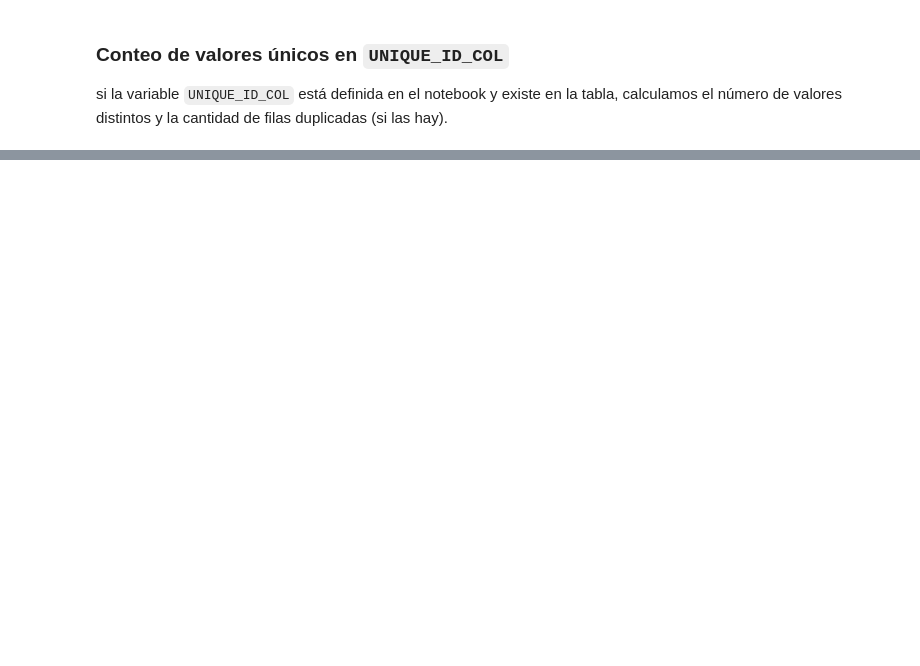
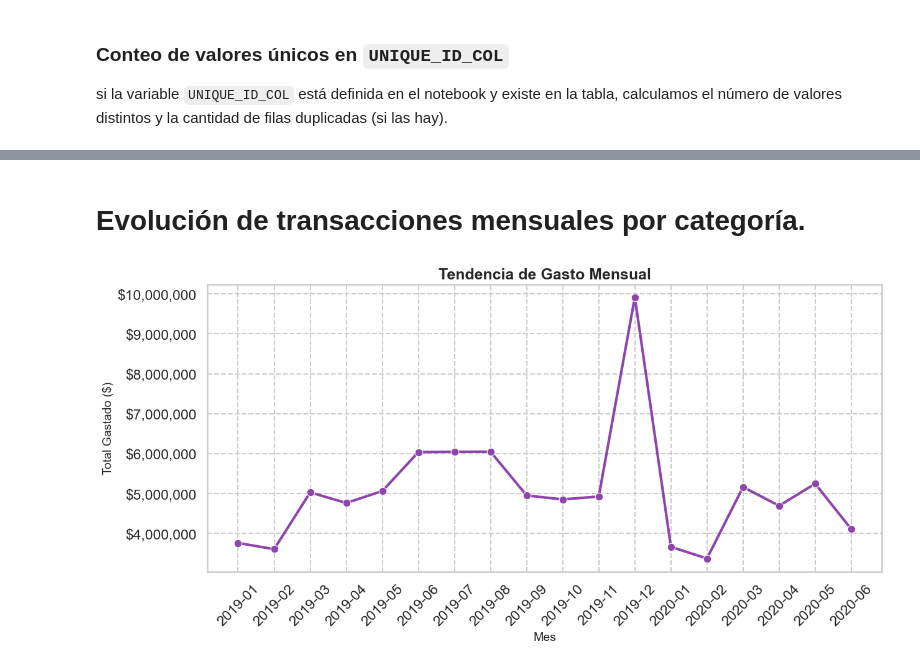
Before and after one commit to eulicerzapata/Proyecto_Integrador5, a Jupyter notebook: notebooks/proyecto_integrador.ipynb, the cells around one changed output, grey strips where cells are left out. Cells and saved outputs as stored; diff of their text form; code cells hidden in the pictures; blank space fills up the shorter version.

```diff
--- a/notebooks/proyecto_integrador.ipynb
+++ b/notebooks/proyecto_integrador.ipynb
@@ -249,0 +432,21 @@ Valores distintos en "trans_num": 1296675
+# %% [markdown]
+# Evolución de transacciones mensuales por categoría.
+# %%
+# Evolución Mensual (Tendencia)
+gasto_mes = df.groupby('Periodo')['amt'].sum().reset_index()
+gasto_mes['Periodo'] = gasto_mes['Periodo'].astype(str)
+
+plt.figure(figsize=(14, 6))
+sns.lineplot(data=gasto_mes, x='Periodo', y='amt', marker='o', linewidth=3, color='#8e44ad')
+
+plt.title('Tendencia de Gasto Mensual', fontweight='bold')
+plt.xlabel('Mes')
+plt.ylabel('Total Gastado ($)')
+plt.xticks(rotation=45)
+plt.grid(True, linestyle='--')
+plt.gca().yaxis.set_major_formatter(mtick.StrMethodFormatter('${x:,.0f}'))
+
+plt.savefig(graficos_dir / 'linea_tendencia.png', bbox_inches='tight')
+plt.show()
+# %% [output]
+[figure, added]
```
Also changed, not shown: parts of 35 cells of this notebook, 13 other files.
